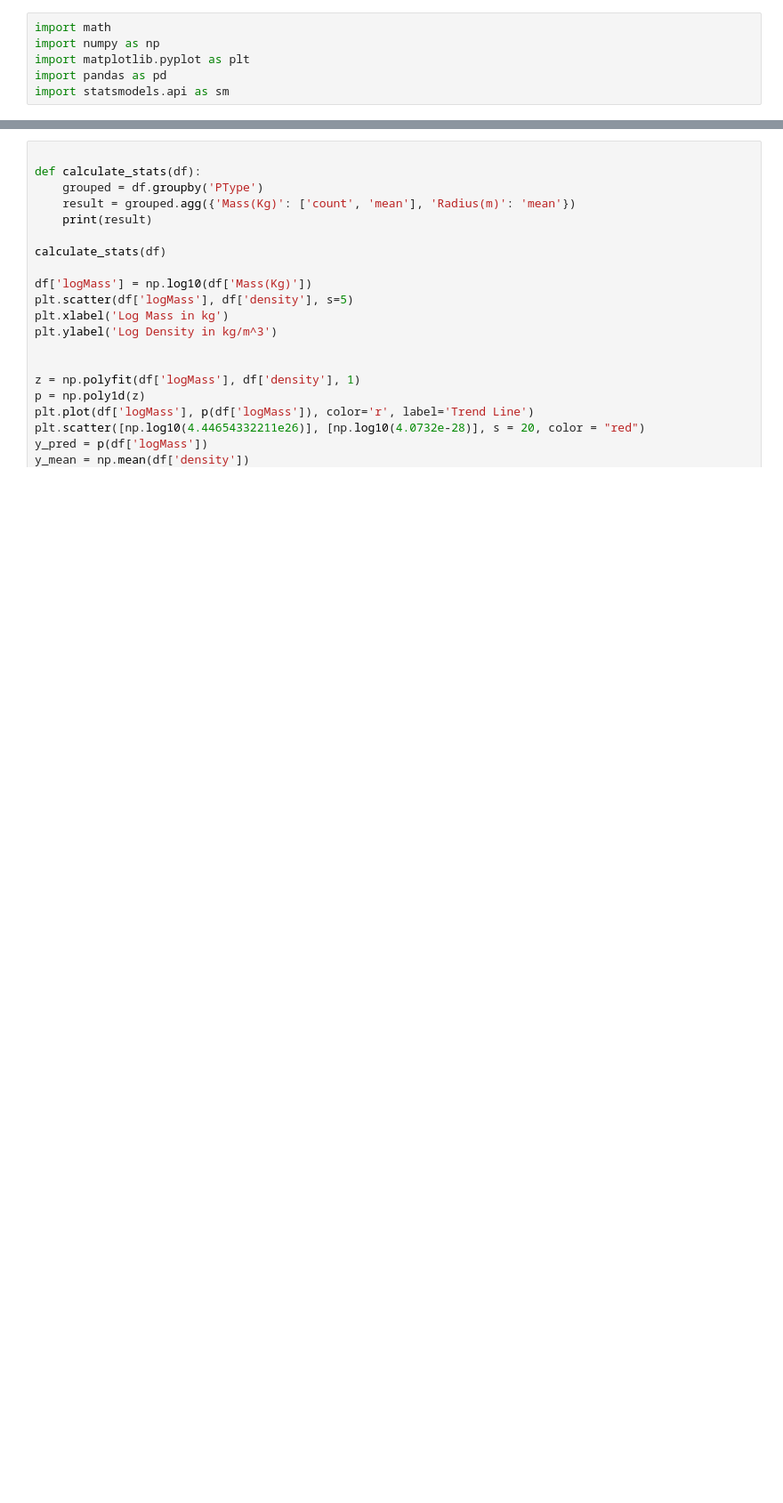
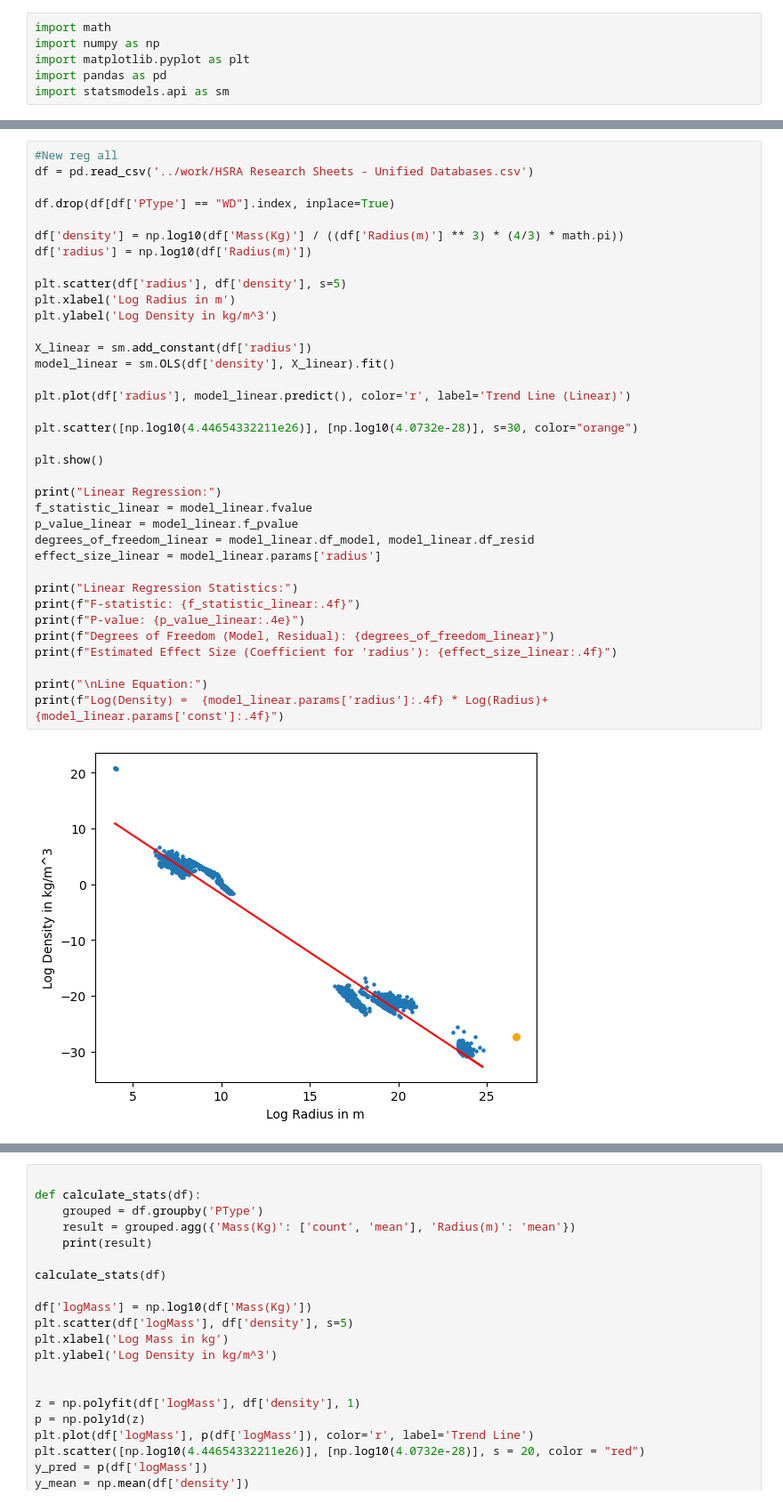
Before and after one commit to NipunNagendra/DensitySizeDataAnalysis, a Jupyter notebook: Notebooks/AmalgamatedData.ipynb, the cells around one changed output, grey strips where cells are left out. Shown: that part at 89% size. Saved outputs shown, nothing was run; the diff lists cells and outputs as text; blank space fills up the shorter version.

```diff
--- a/Notebooks/AmalgamatedData.ipynb
+++ b/Notebooks/AmalgamatedData.ipynb
@@ -51,0 +73,38 @@ R-Squared :0.930869986600947
+# %%
+#New reg all
+df = pd.read_csv('../work/HSRA Research Sheets - Unified Databases.csv')
+
+df.drop(df[df['PType'] == "WD"].index, inplace=True)
+
+df['density'] = np.log10(df['Mass(Kg)'] / ((df['Radius(m)'] ** 3) * (4/3) * math.pi))
+df['radius'] = np.log10(df['Radius(m)'])
+
+plt.scatter(df['radius'], df['density'], s=5)
+plt.xlabel('Log Radius in m')
+plt.ylabel('Log Density in kg/m^3')
+
+X_linear = sm.add_constant(df['radius'])
+model_linear = sm.OLS(df['density'], X_linear).fit()
+
+plt.plot(df['radius'], model_linear.predict(), color='r', label='Trend Line (Linear)')
+
+plt.scatter([np.log10(4.44654332211e26)], [np.log10(4.0732e-28)], s=30, color="orange")
+
+plt.show()
+
+print("Linear Regression:")
+f_statistic_linear = model_linear.fvalue
+p_value_linear = model_linear.f_pvalue
+degrees_of_freedom_linear = model_linear.df_model, model_linear.df_resid
+effect_size_linear = model_linear.params['radius']
+
+print("Linear Regression Statistics:")
+print(f"F-statistic: {f_statistic_linear:.4f}")
+print(f"P-value: {p_value_linear:.4e}")
+print(f"Degrees of Freedom (Model, Residual): {degrees_of_freedom_linear}")
+print(f"Estimated Effect Size (Coefficient for 'radius'): {effect_size_linear:.4f}")
+
+print("\nLine Equation:")
+print(f"Log(Density) =  {model_linear.params['radius']:.4f} * Log(Radius)+{model_linear.params['const']:.4f}")
+# %% [output]
+[figure, added]
```
Also changed, not shown: parts of 6 cells of this notebook, 5 other files.
